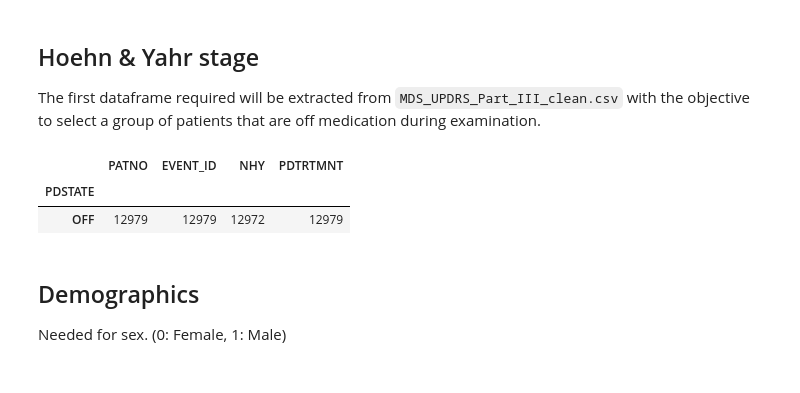
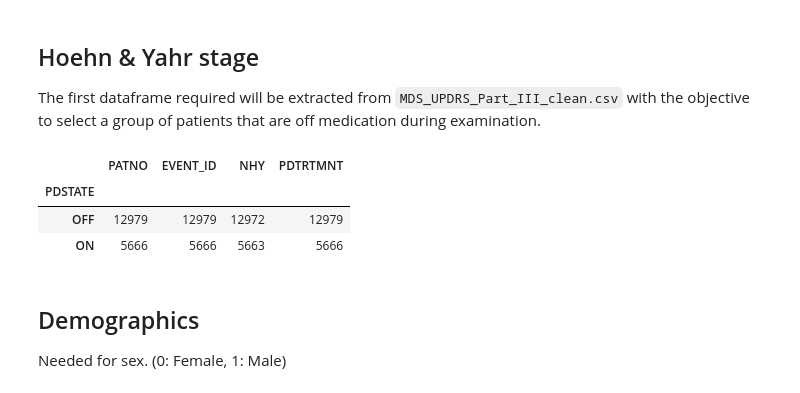
Before and after one commit to LivingPark-MRI/shu-etal, a Jupyter notebook: shu-etal.ipynb, the cells around one changed output. Drawn from its saved outputs; the diff is of its cells as text; code cells hidden in the pictures.

```diff
--- a/shu-etal.ipynb
+++ b/shu-etal.ipynb
@@ -93,28 +93,26 @@ The first dataframe required will be extracted from `MDS_UPDRS_Part_III_clean.cs
 # %%
 import os
 import pandas as pd
 
 # Define data directory for additional data
 data_dir = "data"
 
 # Load PPMI UPDRS III data (modified)
 df_hy = pd.read_csv(
     os.path.join(data_dir, 'MDS_UPDRS_Part_III_clean.csv')
 )
 
-# Keep patients OFF medication
-df_hy = df_hy[df_hy["PDSTATE"]=="OFF"]
-
 # Drop unnecessary columns
 keep_cols = ['EVENT_ID', 'PATNO', 'NHY', 'PDSTATE', 'PDTRTMNT']
 df_hy = df_hy.drop([x for x in df_hy.columns if x not in keep_cols], axis=1)
 
 # Display number of patients
 df_hy.groupby('PDSTATE').count()
 # %% [output]
 |  | PATNO | EVENT_ID | NHY | PDTRTMNT |
 | PDSTATE |  |  |  |  |
 | OFF | 12979 | 12979 | 12972 | 12979 |
+| ON | 5666 | 5666 | 5663 | 5666 |
 # %% [markdown]
 ## Demographics
 
```
Also changed, not shown: parts of 28 cells of this notebook, 2 other files.
